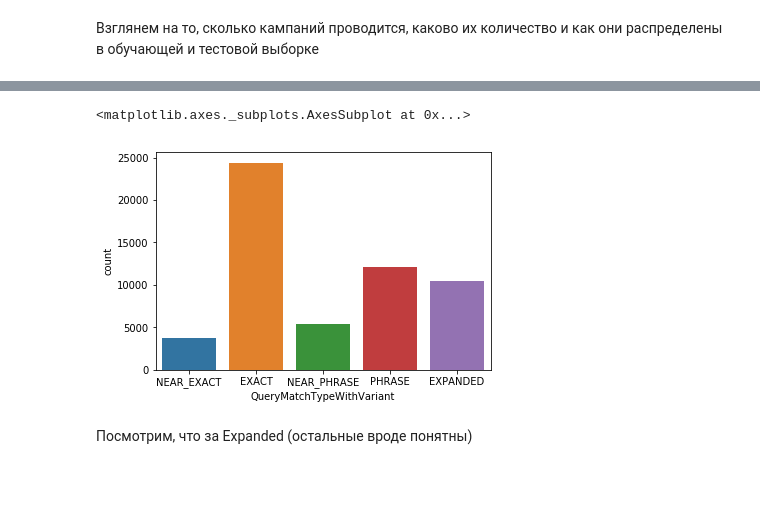
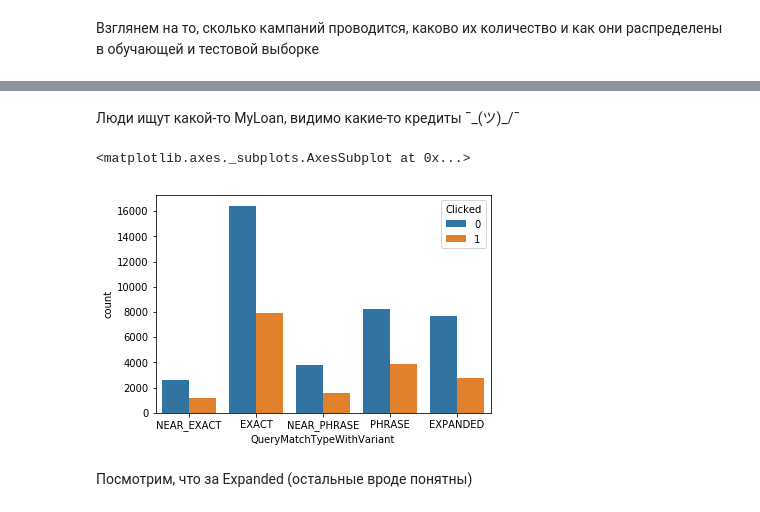
Before and after one commit to ivashnyov/CTR-prediction, a Jupyter notebook: CTR.ipynb, the cells around one changed output, grey strips where cells are left out. Saved outputs shown, nothing was run; the diff lists cells and outputs as text; code cells hidden in the pictures; blank space fills up the shorter version.

```diff
--- a/CTR.ipynb
+++ b/CTR.ipynb
@@ -28,3 +28,8 @@ train['RPC'] = train['Clicks'] / train['Impressions']
+# %%
+train['RPC'] = train['Clicks'] / train['Impressions']
+train['Clicked'] = train.apply(lambda x: 0 if x['Clicks'] == 0 else 1, axis=1)
+train['Date'] = pd.to_datetime(train['Date'])
+test['Date'] = pd.to_datetime(test['Date'])
 # %% [markdown]
 Посмотрим на данные
 # %%
@@ -97,8 +118,10 @@ plt.show()
+# %% [markdown]
+Люди ищут какой-то MyLoan, видимо какие-то кредиты ¯\_(ツ)_/¯
 # %%
-sns.countplot(x="QueryMatchTypeWithVariant", data=train)
+sns.countplot(x="QueryMatchTypeWithVariant", data=train, hue='Clicked')
 # %% [output]
 <matplotlib.axes._subplots.AxesSubplot at 0x...>
-[figure, old version]
+[figure, new version]
 # %% [markdown]
 Посмотрим, что за Expanded (остальные вроде понятны)
 # %%
```
Also changed, not shown: parts of 16 cells of this notebook.
